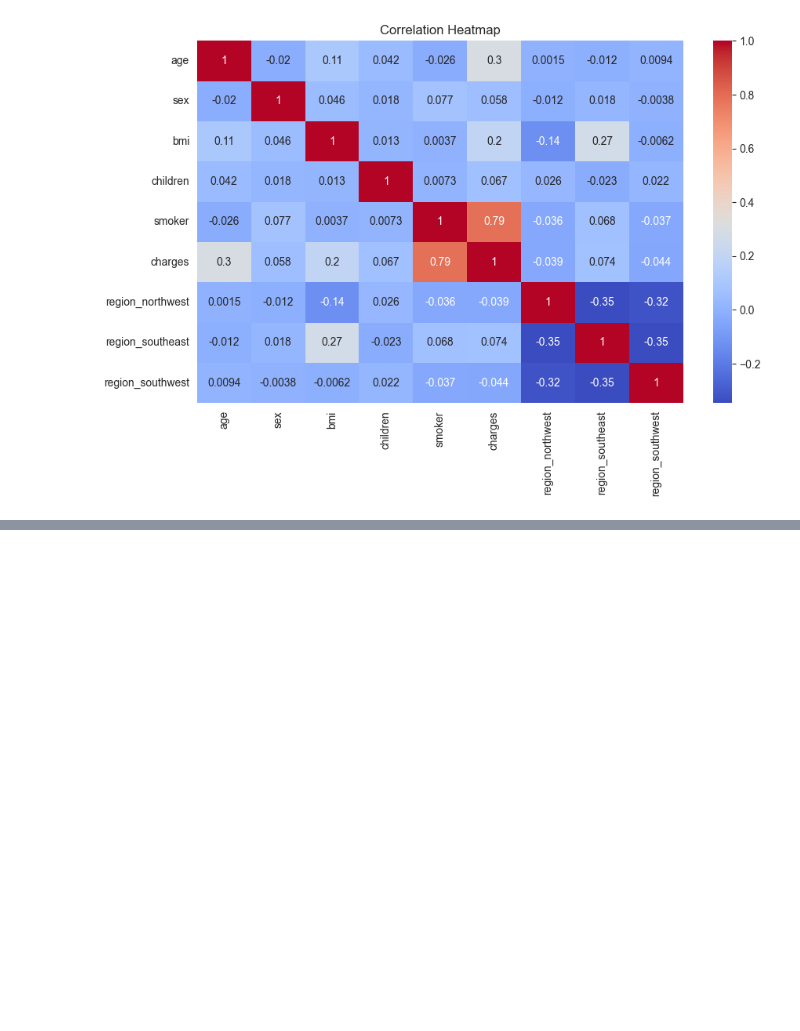
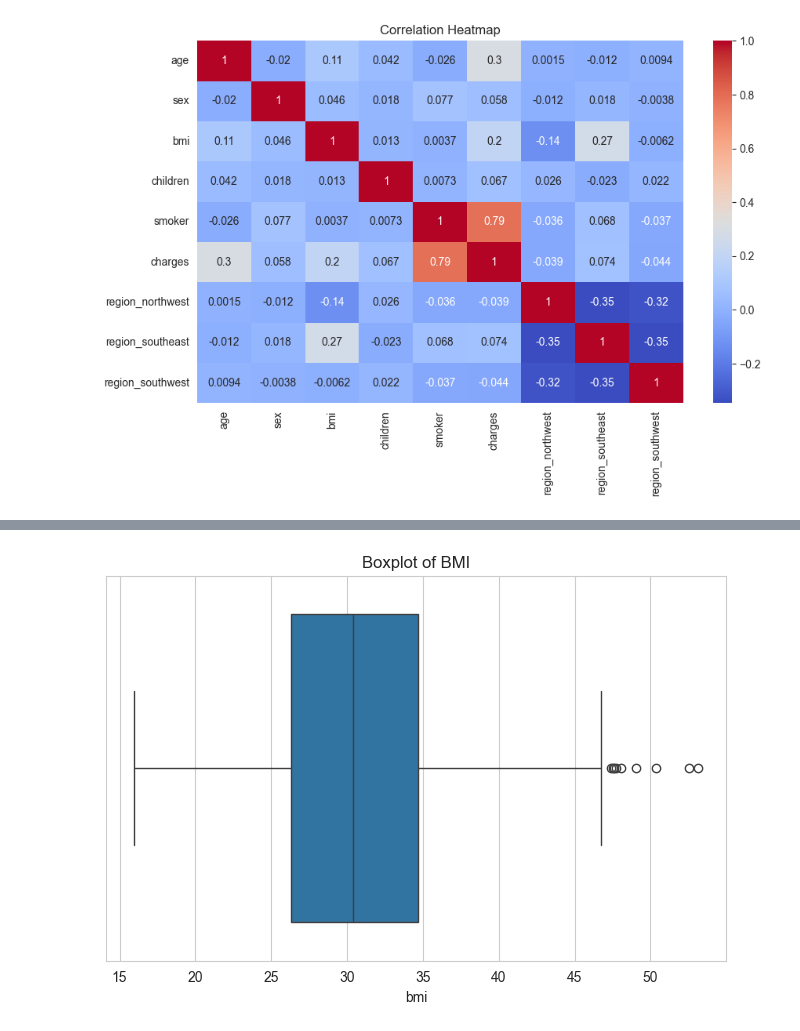
Before and after one commit to patelshivam109/Health-Cost-Estimator, a Jupyter notebook: notebooks/01-data-preparation.ipynb, the cells around one changed output, grey strips where cells are left out. Cells and saved outputs as stored; diff of their text form; code cells hidden in the pictures; blank space fills up the shorter version.

```diff
--- a/notebooks/01-data-preparation.ipynb
+++ b/notebooks/01-data-preparation.ipynb
@@ -193,0 +205,9 @@ plt.show()
+# %%
+plt.figure(figsize=(8,5))
+
+sns.boxplot(x=df["bmi"])
+
+plt.title("Boxplot of BMI")
+plt.show()
+# %% [output]
+[figure, added]
```
Also changed, not shown: parts of 23 cells of this notebook, 1 other file.
